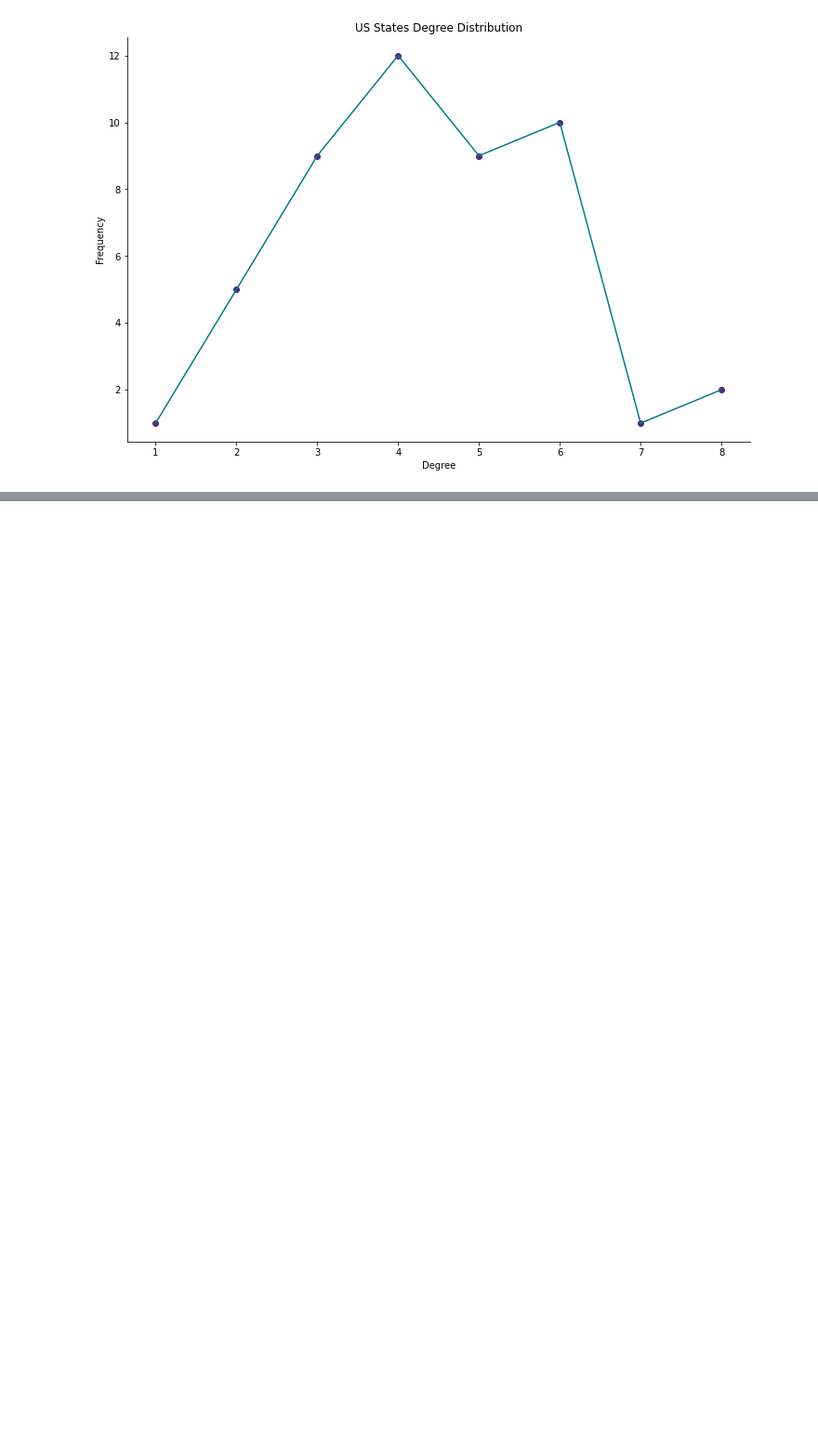
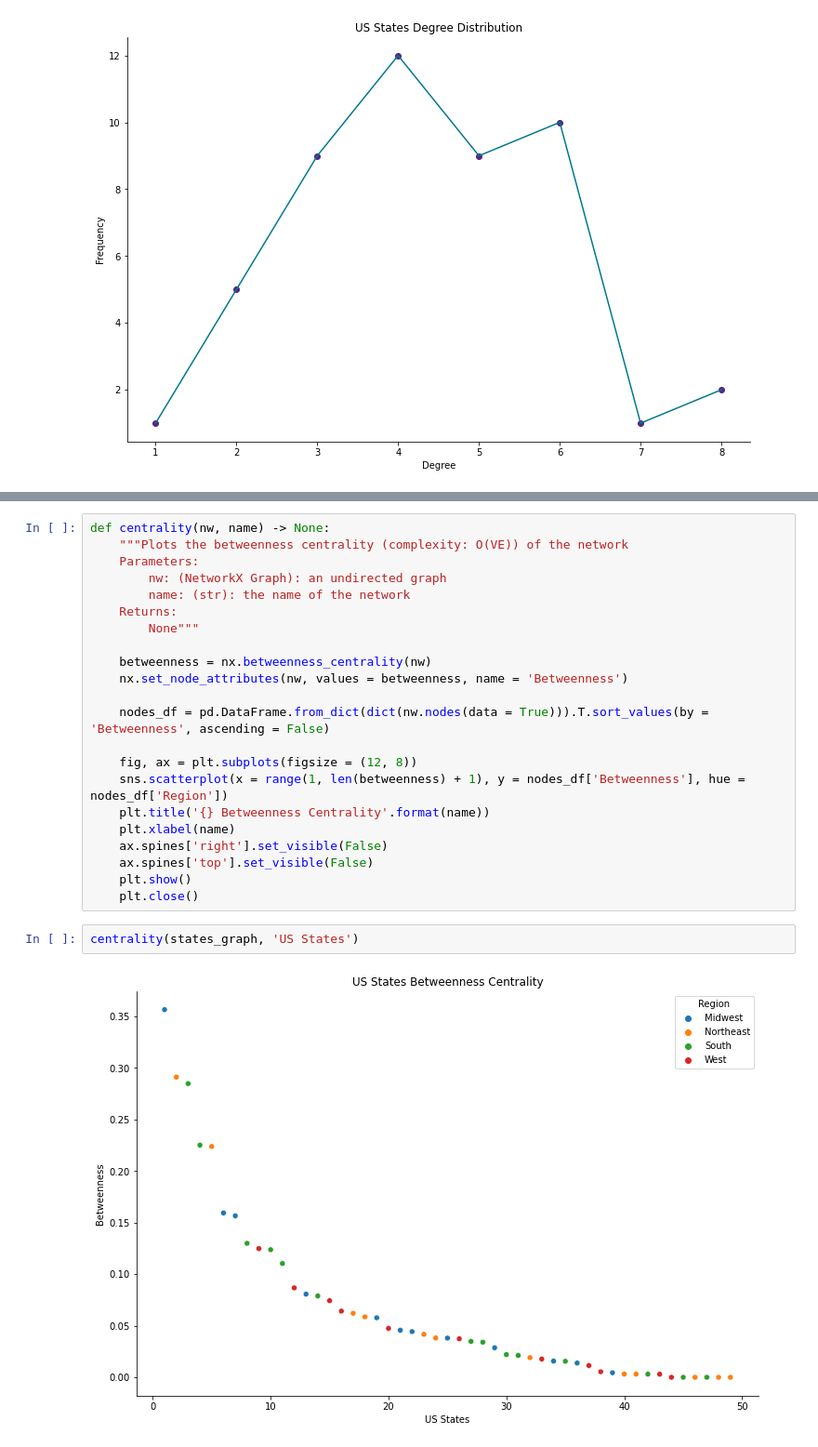
Before and after one commit to samar14641/covid-us-networks, a Jupyter notebook: network_metrics.ipynb, the cells around one changed output, grey strips where cells are left out. Shown: that part at 93% size. Saved outputs shown, nothing was run; the diff lists cells and outputs as text; blank space fills up the shorter version.

```diff
--- a/network_metrics.ipynb
+++ b/network_metrics.ipynb
@@ -106,0 +111,26 @@ degree_distro(counties_graph, 'US States')
+# %%
+def centrality(nw, name) -> None:
+    """Plots the betweenness centrality (complexity: O(VE)) of the network
+    Parameters:
+        nw: (NetworkX Graph): an undirected graph
+        name: (str): the name of the network
+    Returns:
+        None"""
+
+    betweenness = nx.betweenness_centrality(nw)
+    nx.set_node_attributes(nw, values = betweenness, name = 'Betweenness')
+
+    nodes_df = pd.DataFrame.from_dict(dict(nw.nodes(data = True))).T.sort_values(by = 'Betweenness', ascending = False)
+
+    fig, ax = plt.subplots(figsize = (12, 8))
+    sns.scatterplot(x = range(1, len(betweenness) + 1), y = nodes_df['Betweenness'], hue = nodes_df['Region'])
+    plt.title('{} Betweenness Centrality'.format(name))
+    plt.xlabel(name)
+    ax.spines['right'].set_visible(False)
+    ax.spines['top'].set_visible(False)
+    plt.show()
+    plt.close()
+# %%
+centrality(states_graph, 'US States')
+# %% [output]
+[figure, added]
```
Also changed, not shown: parts of 9 cells of this notebook, 4 other files.
